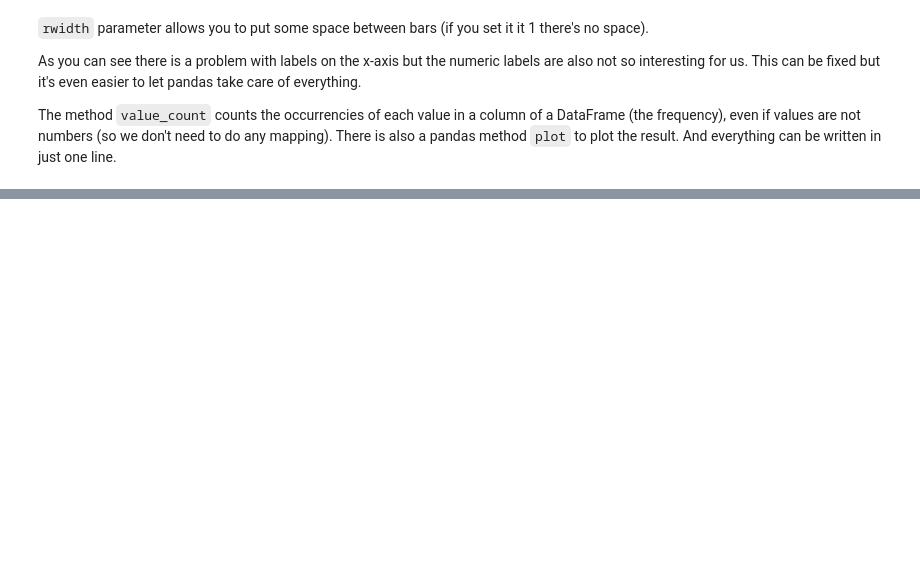
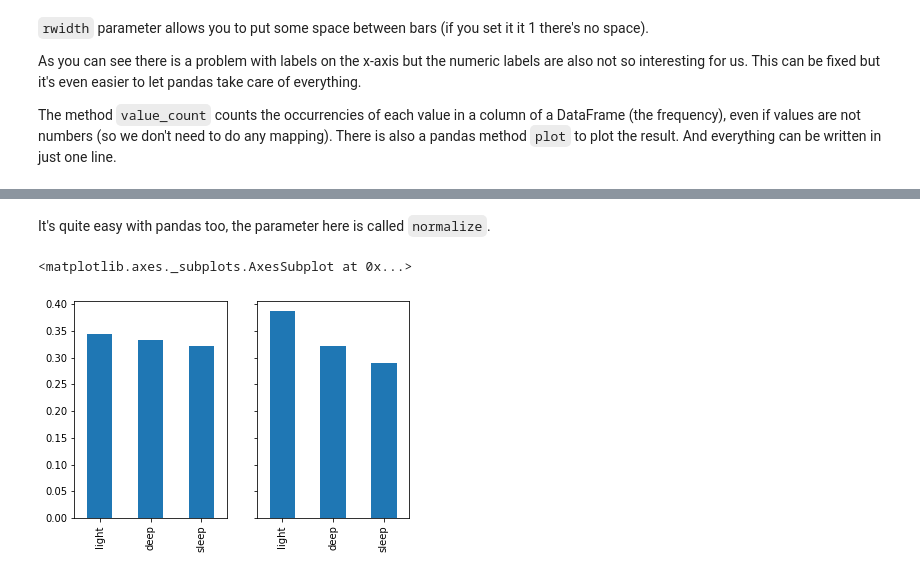
Before and after one commit to arnaumanasanch/neuropy_crashcourse, a Jupyter notebook: distributions.ipynb, the cells around one changed output, grey strips where cells are left out. Drawn from its saved outputs; the diff is of its cells as text; code cells hidden in the pictures; blank space fills up the shorter version.

```diff
--- a/distributions.ipynb
+++ b/distributions.ipynb
@@ -72,0 +94,9 @@ data.level.value_counts().plot(kind='bar')
+# %% [markdown]
+It's quite easy with pandas too, the parameter here is called `normalize`.
+# %%
+fig, axs = plt.subplots(ncols=2, sharey=True)
+data.level.value_counts(normalize=True).plot(kind='bar', ax=axs[0])
+subsample.level.value_counts(normalize=True).plot(kind='bar', ax=axs[1])
+# %% [output]
+<matplotlib.axes._subplots.AxesSubplot at 0x...>
+[figure, added]
```
Also changed, not shown: parts of 13 cells of this notebook.
